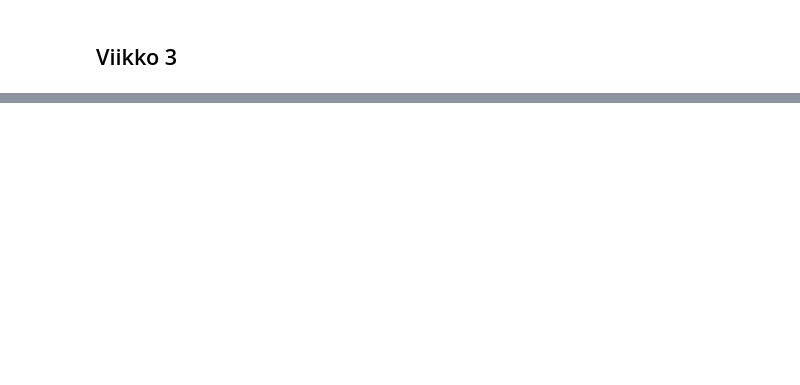
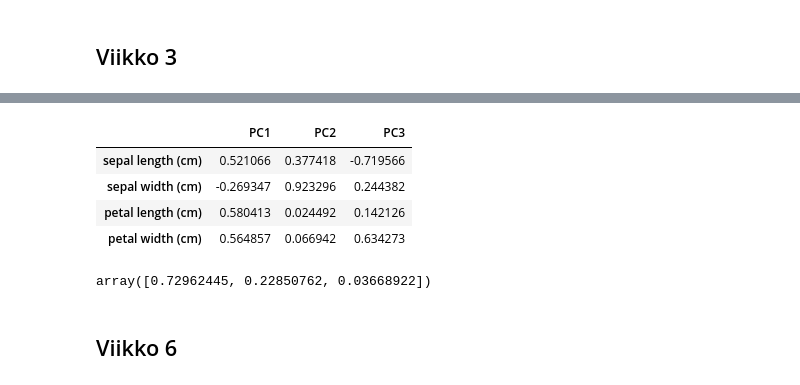
Before and after one commit to hub-penguin/JODA-2021, a Jupyter notebook: JODA_Oppimispäiväkirja_ValtteriKivela.ipynb, the cells around one changed output, grey strips where cells are left out. Drawn from its saved outputs; the diff is of its cells as text; code cells hidden in the pictures; blank space fills up the shorter version.

```diff
--- a/JODA_Oppimispäiväkirja_ValtteriKivela.ipynb
+++ b/JODA_Oppimispäiväkirja_ValtteriKivela.ipynb
@@ -112,0 +264,17 @@ Tiivis ohje oppimispäiväkirjan kirjoittamiseen:
+# %%
+loadings = pca.components_.T
+df_loadings = pd.DataFrame(loadings, columns = ['PC1', 'PC2', 'PC3'], index = iris.feature_names)
+df_loadings
+# %% [output]
+|  | PC1 | PC2 | PC3 |
+| sepal length (cm) | 0.521066 | 0.377418 | -0.719566 |
+| sepal width (cm) | -0.269347 | 0.923296 | 0.244382 |
+| petal length (cm) | 0.580413 | 0.024492 | 0.142126 |
+| petal width (cm) | 0.564857 | 0.066942 | 0.634273 |
+# %%
+explained_variance = pca.explained_variance_ratio_
+explained_variance
+# %% [output]
+array([0.72962445, 0.22850762, 0.03668922])
+# %% [markdown]
+## Viikko 6
```
Also changed, not shown: parts of 26 cells of this notebook.
